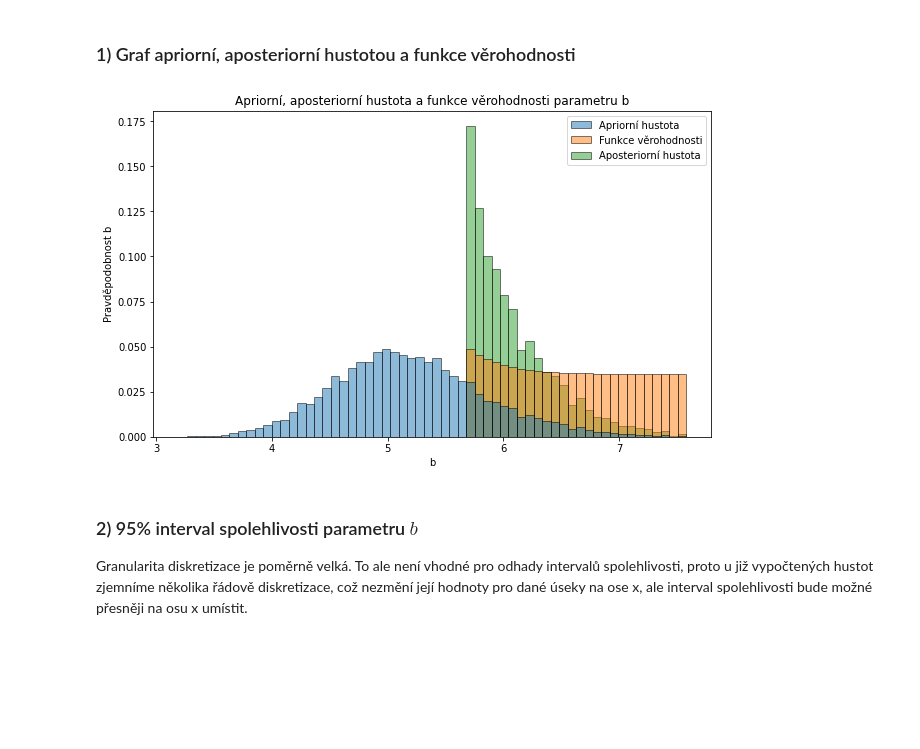
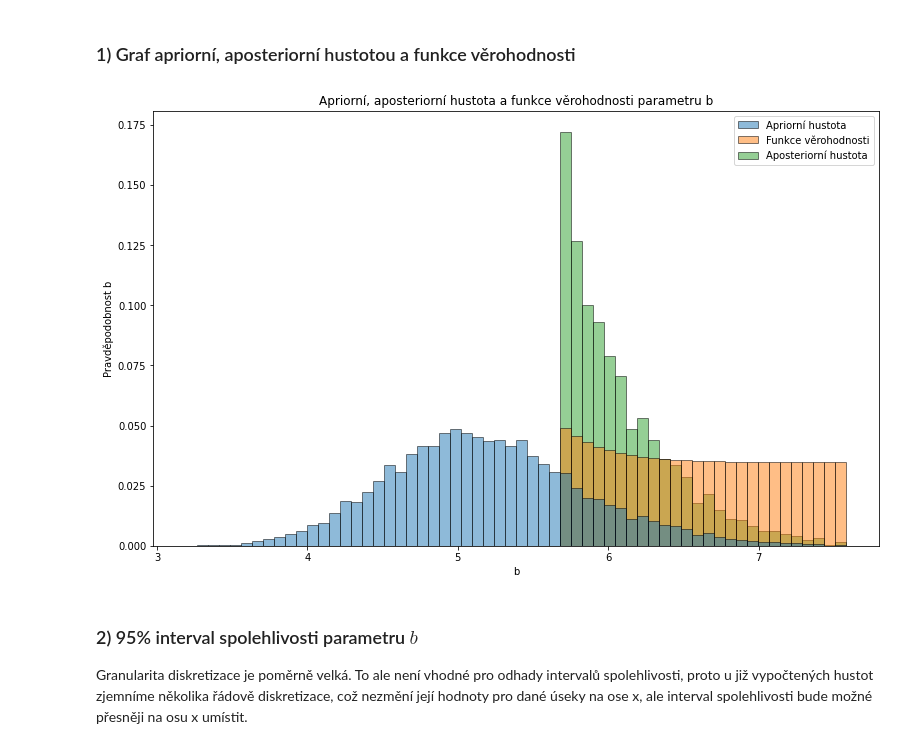
Before and after one commit to xmihol00/MSP, a Jupyter notebook: proj2/Mihola_MSP_2-projekt.ipynb, the cells around one changed output. Cells and saved outputs as stored; diff of their text form; code cells hidden in the pictures; blank space fills up the shorter version.

```diff
--- a/proj2/Mihola_MSP_2-projekt.ipynb
+++ b/proj2/Mihola_MSP_2-projekt.ipynb
@@ -157,17 +157,17 @@ posterior_pmf = posterior / posterior.sum()
 # %% [markdown]
 ### 1) Graf apriorní, aposteriorní hustotou a funkce věrohodnosti
 # %%
-plt.figure(figsize=(10, 6))
+plt.figure(figsize=(13, 8))
 plt.title("Apriorní, aposteriorní hustota a funkce věrohodnosti parametru b")
 plt.xlabel("b")
 plt.ylabel("Pravděpodobnost b")
 plt.hist(B_range, bins=prior_hist_range, weights=prior_pmf, label="Apriorní hustota", alpha=0.5, edgecolor="black", zorder=3)
 plt.hist(B_range, bins=prior_hist_range, weights=likelihood, label="Funkce věrohodnosti", alpha=0.5, edgecolor="black", zorder=2)
 plt.hist(B_range, bins=prior_hist_range, weights=posterior_pmf, label="Aposteriorní hustota", alpha=0.5, edgecolor="black", zorder=1)
 plt.legend()
 plt.show()
 # %% [output]
-[figure, old version]
+[figure, new version]
 # %% [markdown]
 ### 2) 95% interval spolehlivosti parametru $b$
 Granularita diskretizace je poměrně velká. To ale není vhodné pro odhady intervalů spolehlivosti, proto u již vypočtených hustot zjemníme několika řádově diskretizace, což nezmění její hodnoty pro dané úseky na ose x, ale interval spolehlivosti bude možné přesněji na osu x umístit.
```
Also changed, not shown: parts of 16 cells of this notebook.
